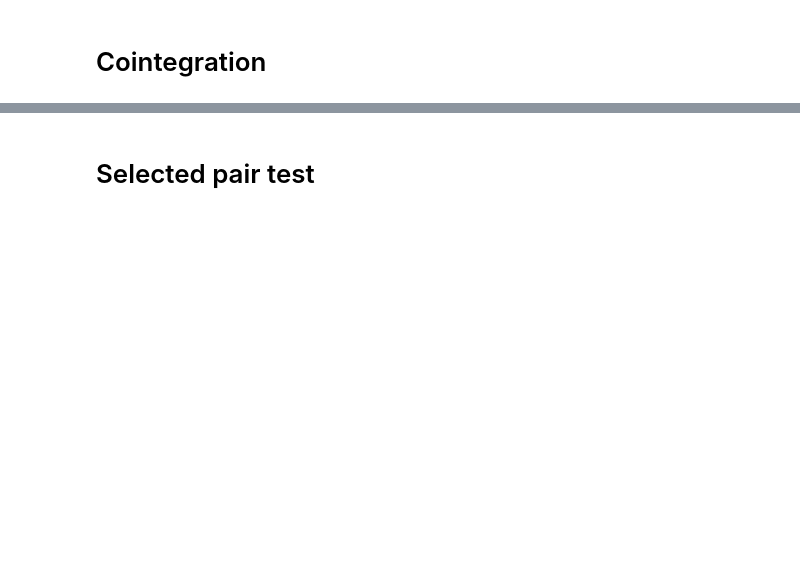
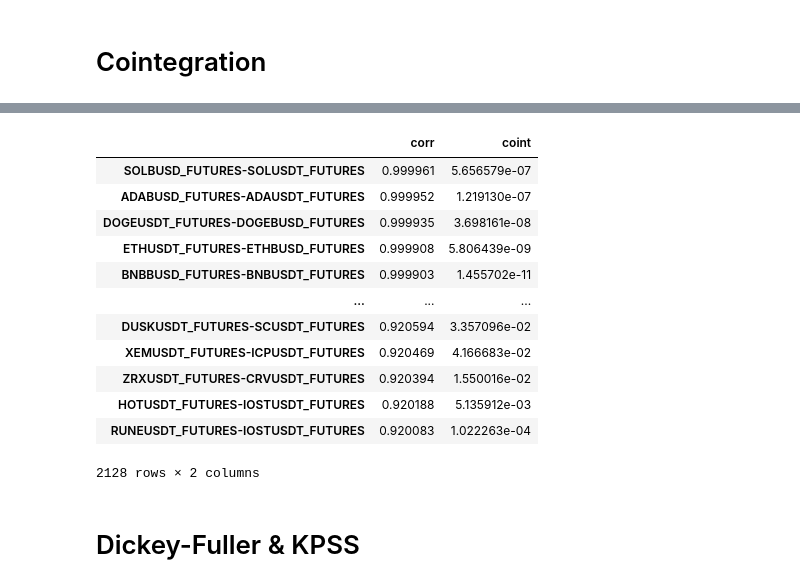
Before and after one commit to mscbr/algo_pairs, a Jupyter notebook: corr_coint_anal.ipynb, the cells around one changed output, grey strips where cells are left out. Drawn from its saved outputs; the diff is of its cells as text; code cells hidden in the pictures; blank space fills up the shorter version.

Commit message:
coint anal to static

```diff
--- a/corr_coint_anal.ipynb
+++ b/corr_coint_anal.ipynb
@@ -178,21 +239,30 @@ def find_cointegrated_pairs(data):
     pairs = []
     for i in range(n):
         for j in range(i+1, n):
+            print("Performing coint test %s %s %s" % (j, i, n))
             result = coint(data[keys[i]], data[keys[j]])
             pvalue_matrix[i, j] = result[1]
             if result[1] < 0.05:
                 pairs.append((keys[i], keys[j], result[1]))
     try:
-        a_file = open("coint_pairs_temp_%s.txt" % str(datetime.utcnow().replace(microsecond=0).isoformat()), "w")
+        txt_file = open("processed_data/coint_pairs_temp_%s.txt" % str(datetime.utcnow().replace(microsecond=0).isoformat()), "w")
         for row in pairs:
             if row[0] is not None:
-                a_file.write("%s/%s: %s\n" % (row[0], row[1], row[2]))
-        a_file.close()
+                txt_file.write("%s/%s: %s\n" % (row[0], row[1], row[2]))
+        txt_file.close()
+
+        indexes = []
+        values = []
+        for row in pairs:
+            indexes.append("%s-%s" % (row[0], row[1]))
+            values.append(row[2])
+        coint_pairs_df = pd.DataFrame(index=indexes, data=values)
+        coint_pairs_df.to_csv("processed_data/coint_pairs_temp%s.csv" % str(datetime.utcnow().replace(microsecond=0).isoformat()))
 
         pv_val_df = pd.DataFrame(pvalue_matrix)
         pv_val_df.columns = data.columns
         pv_val_df.index = data.columns
-        pv_val_df.to_excel("coint_matrix_temp.xlsx")
+        pv_val_df.to_excel("processed_data/coint_matrix_temp_%s.xlsx" % str(datetime.utcnow().replace(microsecond=0).isoformat()))
     except:
        print("Couldn't save pairs to temp files")
-    return pvalue_matrix, pairs
+    return pvalue_matrix, coint_pairs_df
@@ -228,0 +272,3 @@ pairs
+# %%
+
+pvalue_matrix, coint_pairs = find_cointegrated_pairs(df_closings)
@@ -228,0 +293,3 @@ pairs
+# %%
+df_hi_corr = corr_pairs.loc[corr_pairs[0]>0.92]
+df_hi_corr
@@ -228,0 +310,20 @@ pairs
+# %%
+df_corr_coint_pairs = pd.DataFrame(columns=["corr", "coint"])
+for idx in df_hi_corr.index:
+  if idx in coint_pairs.index:
+    df_corr_coint_pairs.loc[idx] = [df_hi_corr.loc[idx][0], coint_pairs.loc[idx][0]]
+df_corr_coint_pairs
+# %% [output]
+|  | corr | coint |
+| SOLBUSD_FUTURES-SOLUSDT_FUTURES | 0.999961 | 5.656579e-07 |
+| ADABUSD_FUTURES-ADAUSDT_FUTURES | 0.999952 | 1.219130e-07 |
+| DOGEUSDT_FUTURES-DOGEBUSD_FUTURES | 0.999935 | 3.698161e-08 |
+| ETHUSDT_FUTURES-ETHBUSD_FUTURES | 0.999908 | 5.806439e-09 |
+| BNBBUSD_FUTURES-BNBUSDT_FUTURES | 0.999903 | 1.455702e-11 |
+| ... | ... | ... |
+| DUSKUSDT_FUTURES-SCUSDT_FUTURES | 0.920594 | 3.357096e-02 |
+| XEMUSDT_FUTURES-ICPUSDT_FUTURES | 0.920469 | 4.166683e-02 |
+| ZRXUSDT_FUTURES-CRVUSDT_FUTURES | 0.920394 | 1.550016e-02 |
+| HOTUSDT_FUTURES-IOSTUSDT_FUTURES | 0.920188 | 5.135912e-03 |
+| RUNEUSDT_FUTURES-IOSTUSDT_FUTURES | 0.920083 | 1.022263e-04 |
+2128 rows × 2 columns
@@ -229,2 +332,2 @@ pairs
 # %% [markdown]
-<h1>Selected pair test</h1>
+<h1>Dickey-Fuller & KPSS</h1>
```
Also changed, not shown: parts of 22 cells of this notebook.
